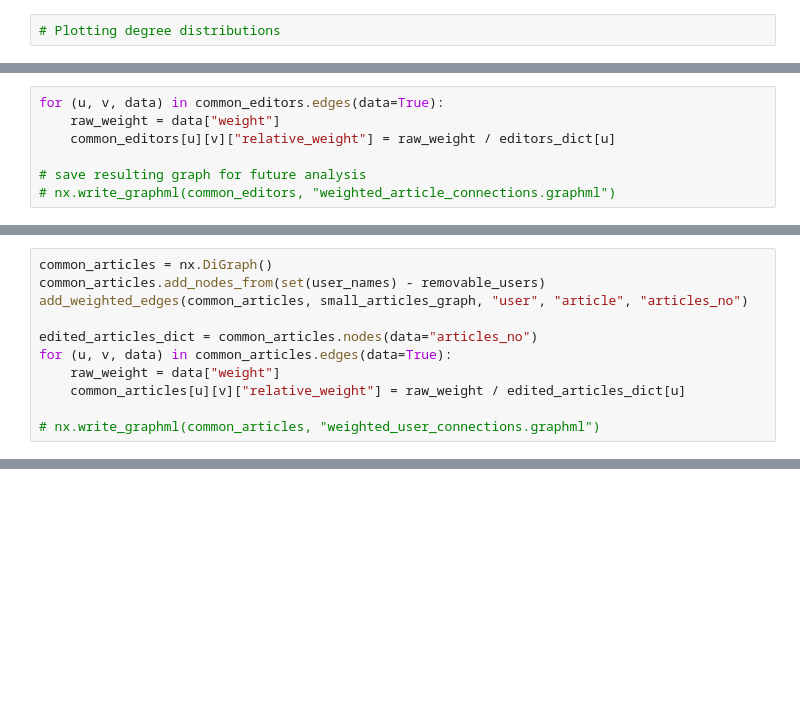
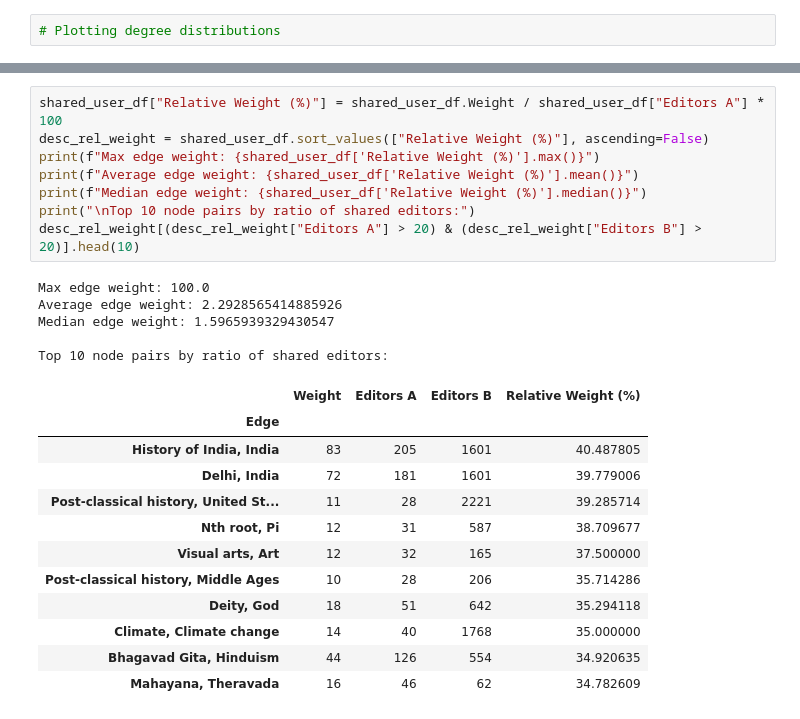
Before and after one commit to andste97/socialgraphs2023f-project, a Jupyter notebook: project/explainer_notebook.ipynb, the cells around one changed output, grey strips where cells are left out. Drawn from its saved outputs; the diff is of its cells as text; blank space fills up the shorter version.

```diff
--- a/project/explainer_notebook.ipynb
+++ b/project/explainer_notebook.ipynb
@@ -184,7 +87,0 @@ where $a$ and $b$ are the two endpoints of the edge, $degree(a)$ and $degree(b)$
-# %%
-for (u, v, data) in common_editors.edges(data=True):
-    raw_weight = data["weight"]
-    common_editors[u][v]["relative_weight"] = raw_weight / editors_dict[u]
-
-# save resulting graph for future analysis
-# nx.write_graphml(common_editors, "weighted_article_connections.graphml")
@@ -297,11 +87,0 @@ small_articles_graph.remove_nodes_from(removable_users)
-# %%
-common_articles = nx.DiGraph()
-common_articles.add_nodes_from(set(user_names) - removable_users)
-add_weighted_edges(common_articles, small_articles_graph, "user", "article", "articles_no")
-
-edited_articles_dict = common_articles.nodes(data="articles_no")
-for (u, v, data) in common_articles.edges(data=True):
-    raw_weight = data["weight"]
-    common_articles[u][v]["relative_weight"] = raw_weight / edited_articles_dict[u]
-
-# nx.write_graphml(common_articles, "weighted_user_connections.graphml")
@@ -397,0 +268,26 @@ plt.show()
+# %%
+shared_user_df["Relative Weight (%)"] = shared_user_df.Weight / shared_user_df["Editors A"] * 100
+desc_rel_weight = shared_user_df.sort_values(["Relative Weight (%)"], ascending=False)
+print(f"Max edge weight: {shared_user_df['Relative Weight (%)'].max()}")
+print(f"Average edge weight: {shared_user_df['Relative Weight (%)'].mean()}")
+print(f"Median edge weight: {shared_user_df['Relative Weight (%)'].median()}")
+print("\nTop 10 node pairs by ratio of shared editors:")
+desc_rel_weight[(desc_rel_weight["Editors A"] > 20) & (desc_rel_weight["Editors B"] > 20)].head(10)
+# %% [output]
+Max edge weight: 100.0
+Average edge weight: 2.2928565414885926
+Median edge weight: 1.5965939329430547
+
+Top 10 node pairs by ratio of shared editors:
+|  | Weight | Editors A | Editors B | Relative Weight (%) |
+| Edge |  |  |  |  |
+| History of India, India | 83 | 205 | 1601 | 40.487805 |
+| Delhi, India | 72 | 181 | 1601 | 39.779006 |
+| Post-classical history, United St... | 11 | 28 | 2221 | 39.285714 |
+| Nth root, Pi | 12 | 31 | 587 | 38.709677 |
+| Visual arts, Art | 12 | 32 | 165 | 37.500000 |
+| Post-classical history, Middle Ages | 10 | 28 | 206 | 35.714286 |
+| Deity, God | 18 | 51 | 642 | 35.294118 |
+| Climate, Climate change | 14 | 40 | 1768 | 35.000000 |
+| Bhagavad Gita, Hinduism | 44 | 126 | 554 | 34.920635 |
+| Mahayana, Theravada | 16 | 46 | 62 | 34.782609 |
```
Also changed, not shown: parts of 54 cells of this notebook.
